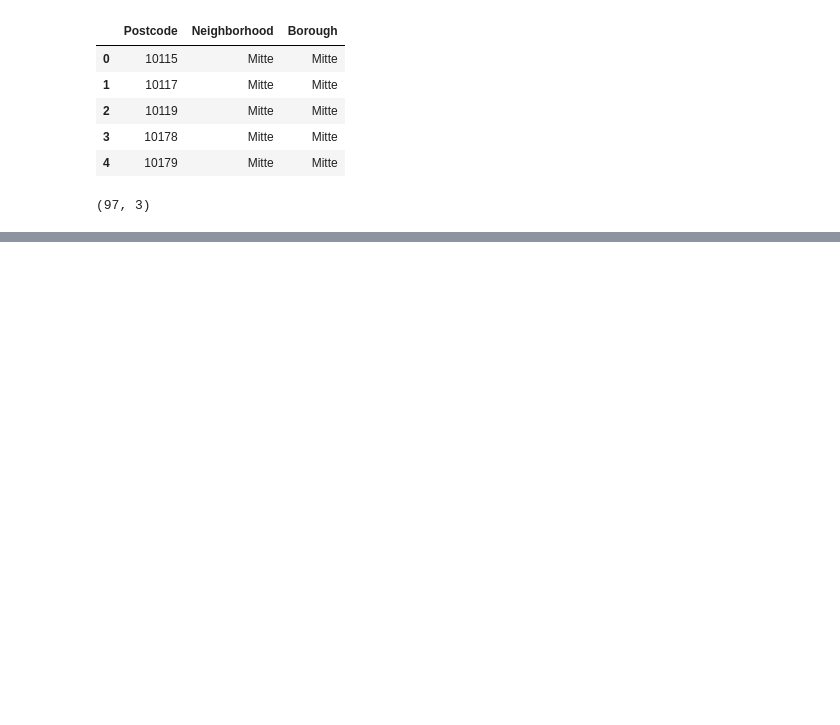
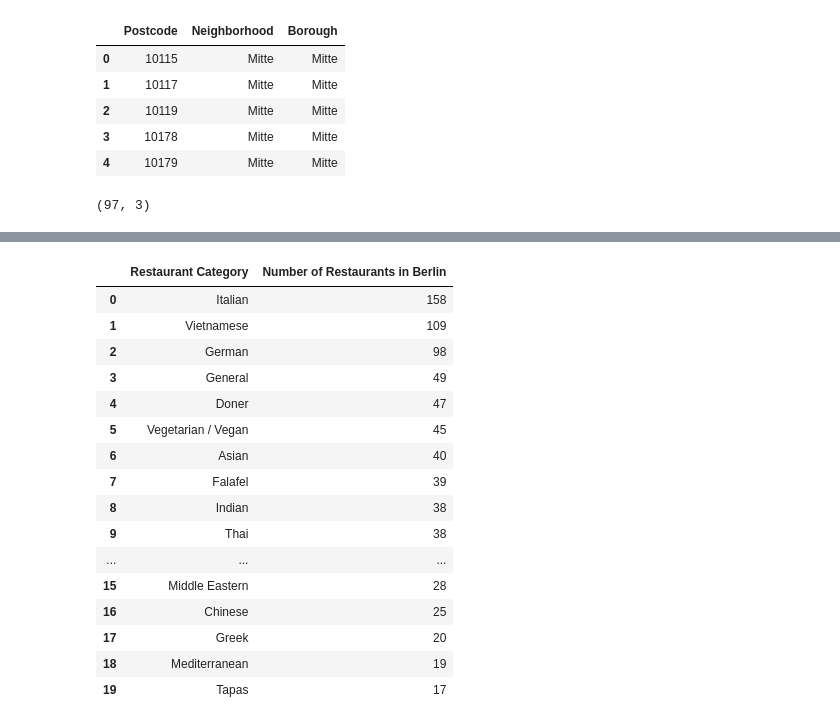
Before and after one commit to etk70182/berlin_restaurants, a Jupyter notebook: Untitled.ipynb, the cells around one changed output, grey strips where cells are left out. Saved outputs shown, nothing was run; the diff lists cells and outputs as text; code cells hidden in the pictures; blank space fills up the shorter version.

```diff
--- a/Untitled.ipynb
+++ b/Untitled.ipynb
@@ -40,0 +138,5 @@ df.shape
+# %%
+# @hidden_cell
+CLIENT_ID = 'BQL4EG0F0DFM4INHCCZGJ0ONRSQQT4BOYFHGJFC4PLOOY34U' # your Foursquare ID
+CLIENT_SECRET = 'KG43YLNKTUGPCCZERULKWGBEALVAA3R21TMQAWIZ2QYSZCS2' # your Foursquare Secret
+VERSION = '20180605' # Foursquare API version
@@ -40,0 +341,25 @@ df.shape
+# %%
+cuisine_df = berlin_restaurants.groupby('Restaurant Category')['Restaurant Category'].count().reset_index(name='Number of Restaurants in Berlin').sort_values(by='Number of Restaurants in Berlin', ascending=False)
+cuisine_df.reset_index(drop=True, inplace=True)
+cuisine_df['Restaurant Category'] = cuisine_df['Restaurant Category'].str.replace('Restaurant', '')
+cuisine_df['Restaurant Category'] = cuisine_df['Restaurant Category'].str.strip()
+cuisine_df.loc[cuisine_df[cuisine_df['Restaurant Category'] == ''].index, 'Restaurant Category'] = 'General'
+cuisine_df.head(20)
+# %% [output]
+|  | Restaurant Category | Number of Restaurants in Berlin |
+| 0 | Italian | 158 |
+| 1 | Vietnamese | 109 |
+| 2 | German | 98 |
+| 3 | General | 49 |
+| 4 | Doner | 47 |
+| 5 | Vegetarian / Vegan | 45 |
+| 6 | Asian | 40 |
+| 7 | Falafel | 39 |
+| 8 | Indian | 38 |
+| 9 | Thai | 38 |
+| ... | ... | ... |
+| 15 | Middle Eastern | 28 |
+| 16 | Chinese | 25 |
+| 17 | Greek | 20 |
+| 18 | Mediterranean | 19 |
+| 19 | Tapas | 17 |
```
Also changed, not shown: parts of 38 cells of this notebook.
